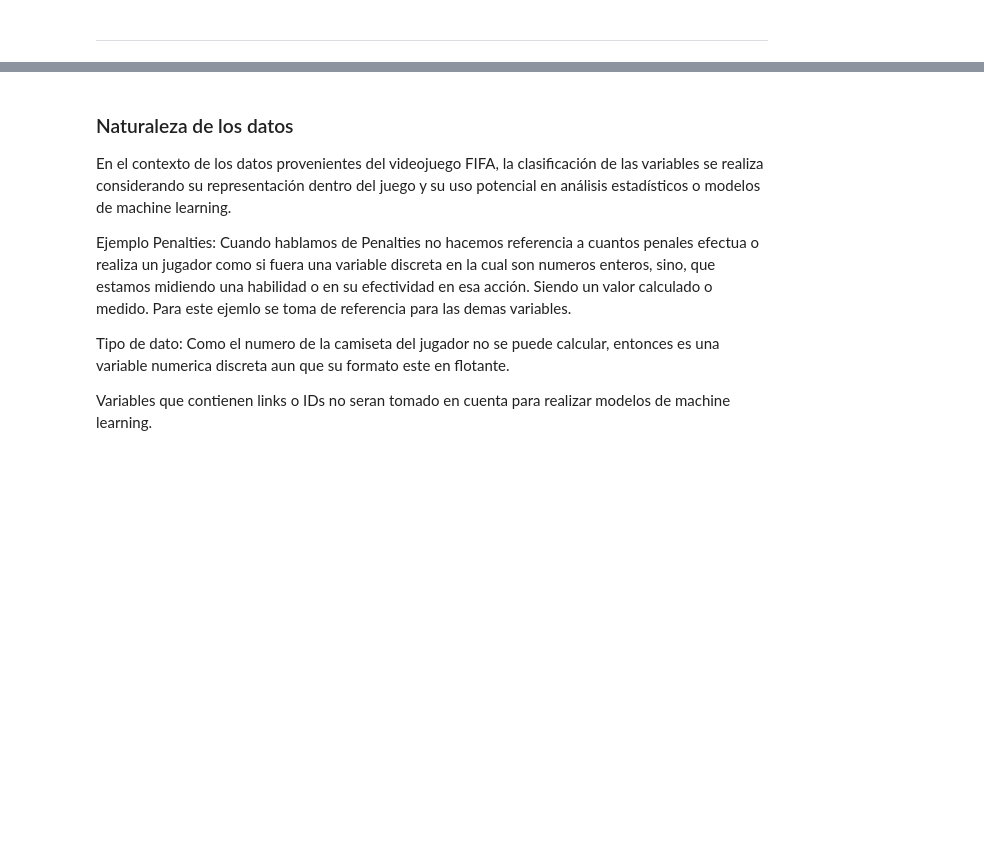
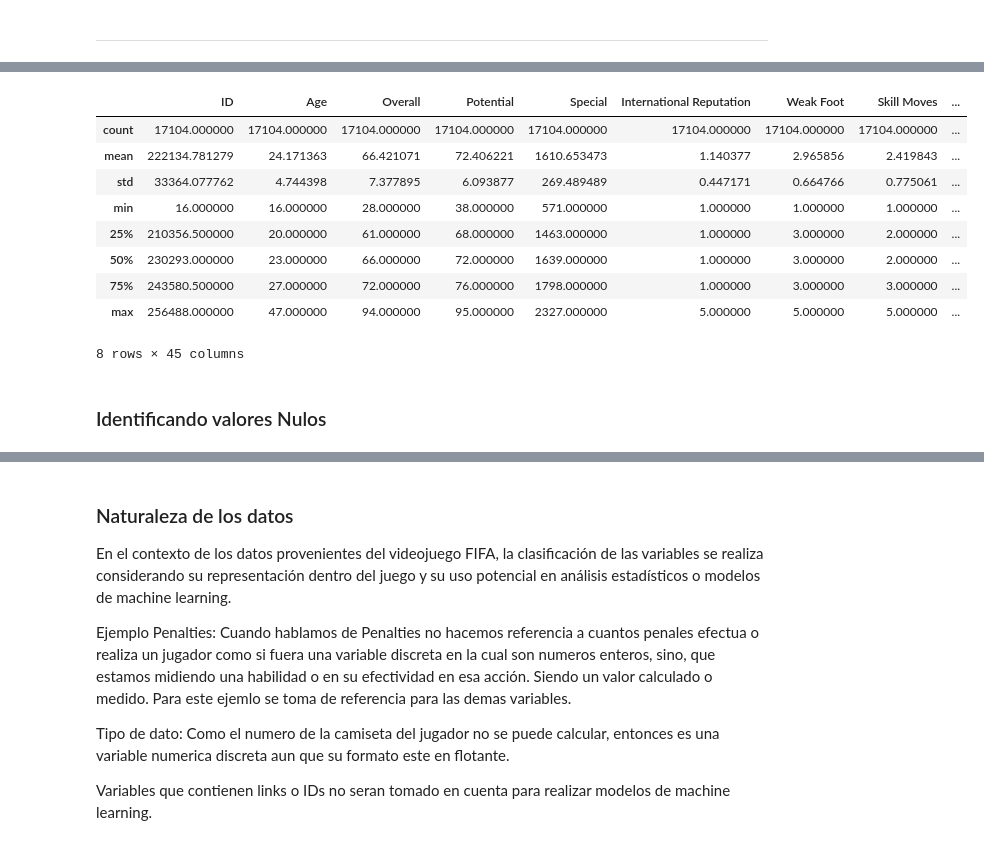
Before and after one commit to BrandonLCC/FIFA_ML_Kedro, a Jupyter notebook: machine-learning-project/notebooks/2_Data_Understanding.ipynb, the cells around one changed output, grey strips where cells are left out. Cells and saved outputs as stored; diff of their text form; code cells hidden in the pictures; blank space fills up the shorter version.

```diff
--- a/machine-learning-project/notebooks/2_Data_Understanding.ipynb
+++ b/machine-learning-project/notebooks/2_Data_Understanding.ipynb
@@ -206,0 +493,3 @@ memory usage: 8.5+ MB
+# %%
+FIFA20_df.describe()
+# %% [output]
@@ -206,0 +497,12 @@ memory usage: 8.5+ MB
+|  | ID | Age | Overall | Potential | Special | International Reputation | Weak Foot | Skill Moves | ... |
+| count | 17104.000000 | 17104.000000 | 17104.000000 | 17104.000000 | 17104.000000 | 17104.000000 | 17104.000000 | 17104.000000 | ... |
+| mean | 222134.781279 | 24.171363 | 66.421071 | 72.406221 | 1610.653473 | 1.140377 | 2.965856 | 2.419843 | ... |
+| std | 33364.077762 | 4.744398 | 7.377895 | 6.093877 | 269.489489 | 0.447171 | 0.664766 | 0.775061 | ... |
+| min | 16.000000 | 16.000000 | 28.000000 | 38.000000 | 571.000000 | 1.000000 | 1.000000 | 1.000000 | ... |
+| 25% | 210356.500000 | 20.000000 | 61.000000 | 68.000000 | 1463.000000 | 1.000000 | 3.000000 | 2.000000 | ... |
+| 50% | 230293.000000 | 23.000000 | 66.000000 | 72.000000 | 1639.000000 | 1.000000 | 3.000000 | 2.000000 | ... |
+| 75% | 243580.500000 | 27.000000 | 72.000000 | 76.000000 | 1798.000000 | 1.000000 | 3.000000 | 3.000000 | ... |
+| max | 256488.000000 | 47.000000 | 94.000000 | 95.000000 | 2327.000000 | 5.000000 | 5.000000 | 5.000000 | ... |
+8 rows × 45 columns
+# %% [markdown]
+### Identificando valores Nulos
```
Also changed, not shown: parts of 51 cells of this notebook, 2 other files.
